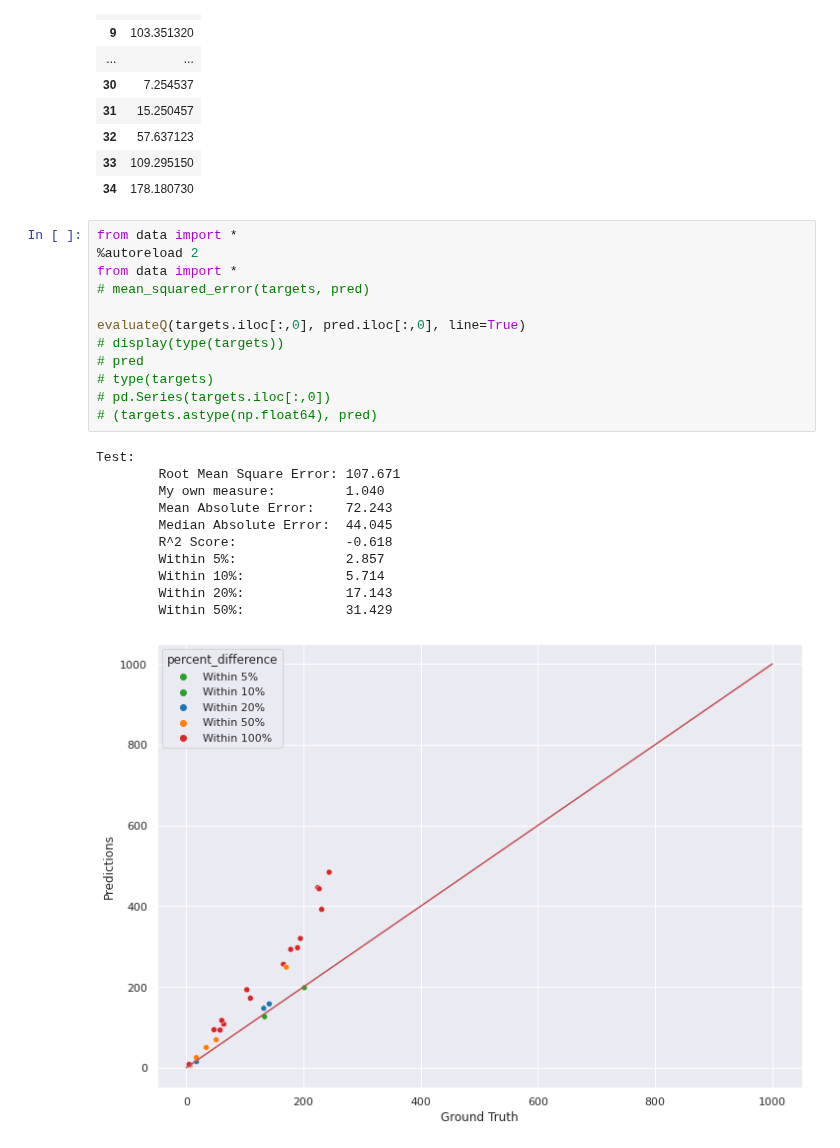
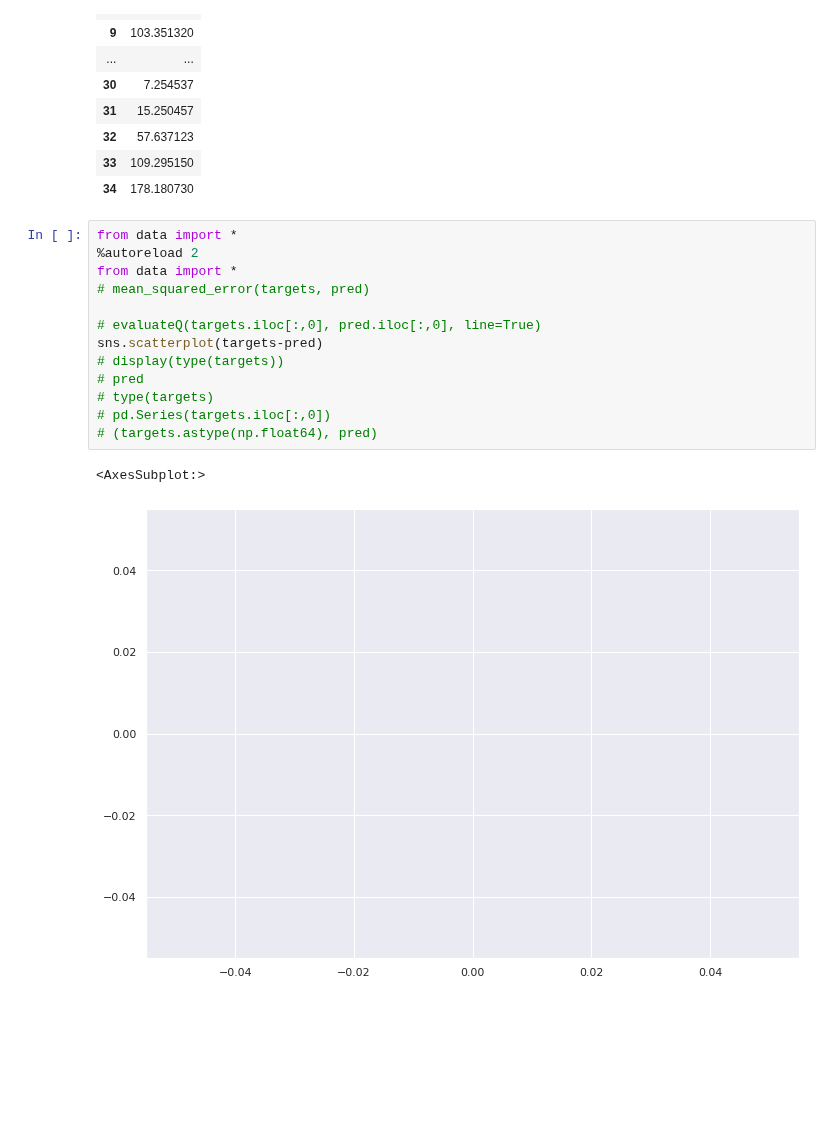
Before and after one commit to smartycope/Data, a Jupyter notebook: testingData.ipynb, the cells around one changed output. Cells and saved outputs as stored; diff of their text form; blank space fills up the shorter version.

```diff
--- a/testingData.ipynb
+++ b/testingData.ipynb
@@ -487,24 +487,16 @@ pred
 # %%
 from data import *
 %autoreload 2
 from data import *
 # mean_squared_error(targets, pred)
 
-evaluateQ(targets.iloc[:,0], pred.iloc[:,0], line=True)
+# evaluateQ(targets.iloc[:,0], pred.iloc[:,0], line=True)
+sns.scatterplot(targets-pred)
 # display(type(targets))
 # pred
 # type(targets)
 # pd.Series(targets.iloc[:,0])
 # (targets.astype(np.float64), pred)
 # %% [output]
-Test:
-        Root Mean Square Error: 107.671
-        My own measure:         1.040
-        Mean Absolute Error:    72.243
-        Median Absolute Error:  44.045
-        R^2 Score:              -0.618
-        Within 5%:              2.857
-        Within 10%:             5.714
-        Within 20%:             17.143
-        Within 50%:             31.429
+<AxesSubplot:>
-[figure, old version]
+[figure, new version]
```
